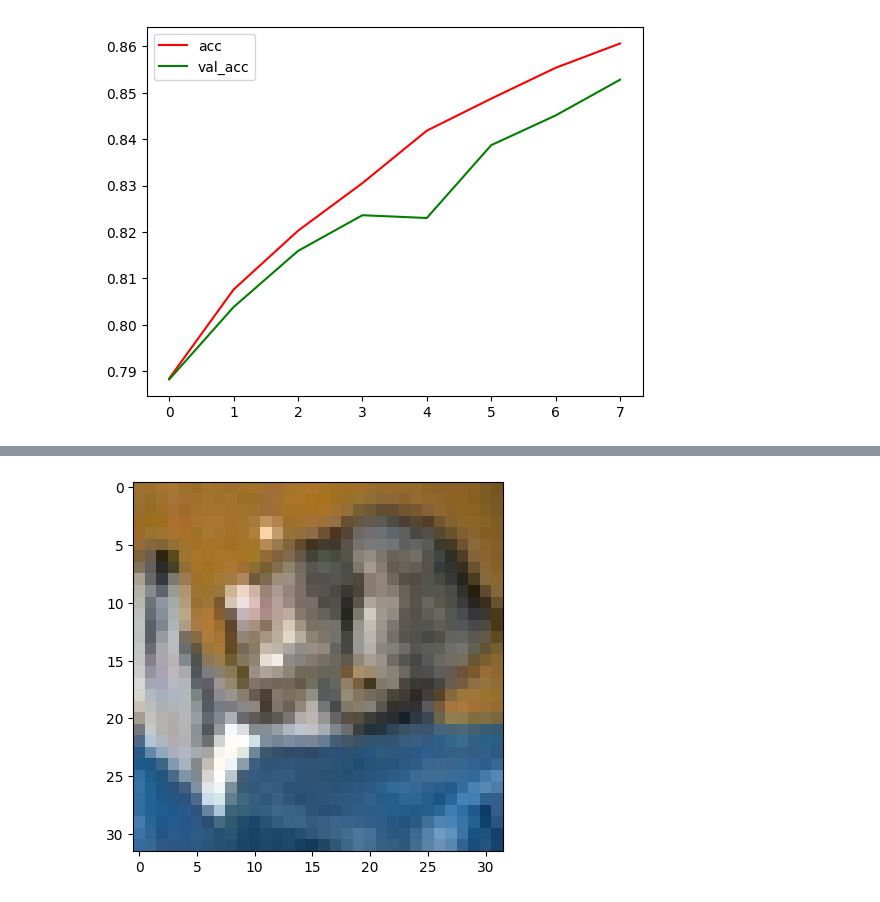
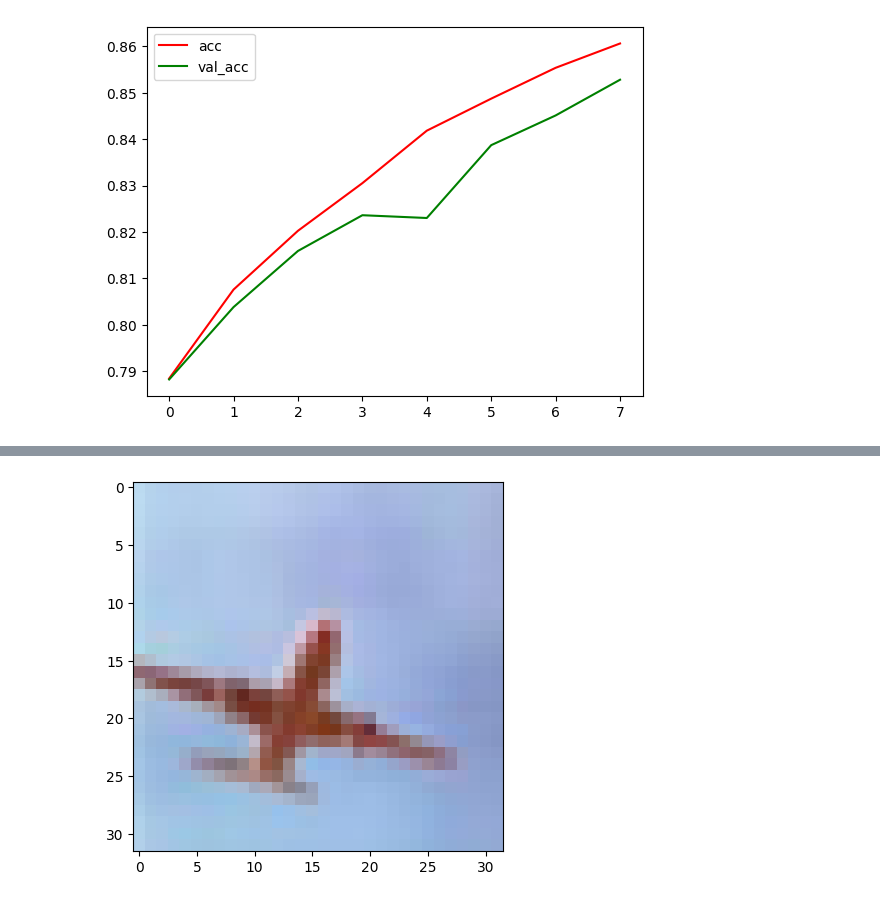
Before and after one commit to frymanation/cifar-10_image_classify, a Jupyter notebook: Image Classify.ipynb, the cells around one changed output, grey strips where cells are left out. Drawn from its saved outputs; the diff is of its cells as text; code cells hidden in the pictures.

```diff
--- a/Image Classify.ipynb
+++ b/Image Classify.ipynb
@@ -172,7 +172,7 @@ plt.legend()
 labels = '''airplane automobile bird cat deerdog frog horseship truck'''.split()
 
 # Select the image from test dataset
-image_number = 0
+image_number = 5722
 
 # Display the image
 plt.imshow(X_test[image_number])
@@ -197 +197 @@ Original label iw cat and predicted label is cat
-[figure, old version]
+[figure, new version]
```
Also changed, not shown: parts of 2 cells of this notebook.
